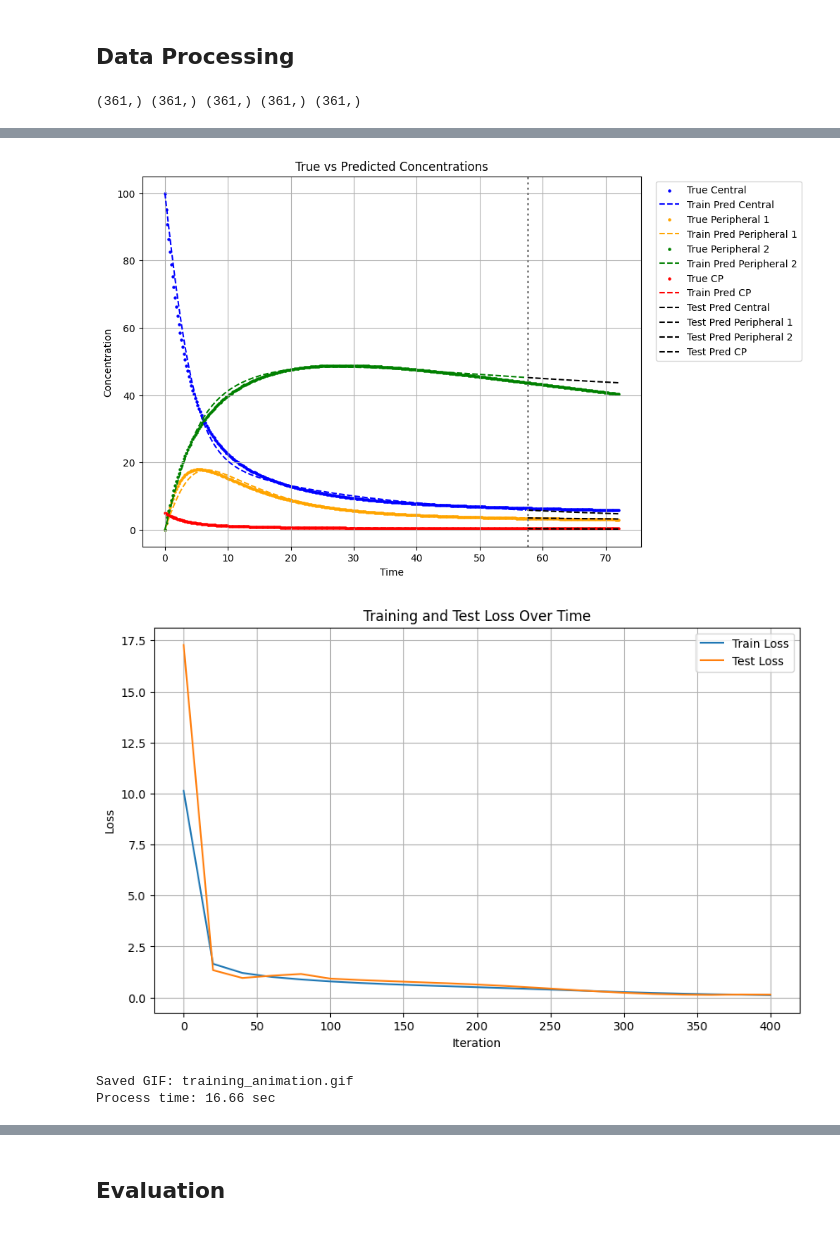
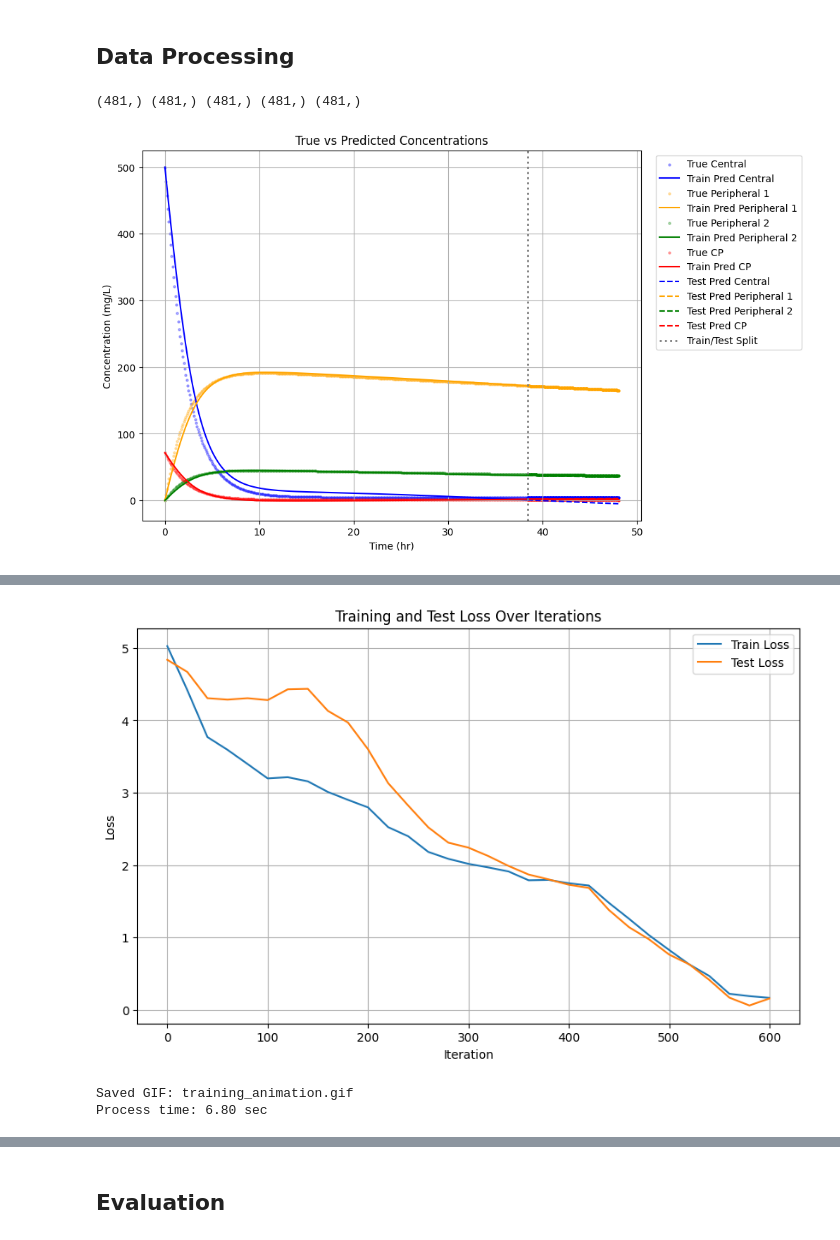
Before and after one commit to VNSwtHuo/MAT292_ODE_Project, a Jupyter notebook: models/NeuralODE/neural_ode.ipynb, the cells around one changed output, grey strips where cells are left out. Drawn from its saved outputs; the diff is of its cells as text; code cells hidden in the pictures.

```diff
--- a/models/NeuralODE/neural_ode.ipynb
+++ b/models/NeuralODE/neural_ode.ipynb
@@ -99,10 +112,8 @@ class ODEFunc(nn.Module):
 ## Data Processing
 # %%
 # Load simulation data
-#data = pd.read_csv('/Users/vanessahuo/Documents/GitHub/MAT292_ODE_Project/USETHIS_Simulation_output.csv')
-# data = pd.read_csv('/Users/vanessahuo/Documents/GitHub/MAT292_ODE_Project/mrgsolve_simulation_final.csv')
 data = pd.read_csv('/Users/vanessahuo/Documents/GitHub/MAT292_ODE_Project/FINAL_mrgsolve_simulation.csv')
-#data = pd.read_csv('/Users/vanessahuo/Documents/GitHub/MAT292_ODE_Project/mrgsolve_simulation_5u_k=14_k=16.csv')
+data = pd.read_csv('/Users/vanessahuo/Documents/GitHub/MAT292_ODE_Project/models/NeuralODE/72_mrgsolve_simulation.csv')
 
 # Convert data to numpy arrays
 t_np = data['time'].values.astype(np.float32)
@@ -114,7 +125,7 @@ C4_np = data['CP'].values.astype(np.float32)
 # Verify shapes of the arrays
 print(t_np.shape, C1_np.shape, C2_np.shape, C3_np.shape, C4_np.shape)
 # %% [output]
-(361,) (361,) (361,) (361,) (361,)
+(481,) (481,) (481,) (481,) (481,)
 # %%
 # # Convert numpy arrays to PyTorch tensors
 # t = torch.tensor(t_np, dtype=torch.float32)
@@ -281,18 +292,18 @@ def visualize(data_dict, pred_all):
 	return fig
 # %%
 def plot_loss(train_loss, test_loss=None, niters=400, log_every=20):
-    plt.figure(figsize=(10, 6))
+	plt.figure(figsize=(10, 6))
 
-    x_axis = np.arange(0, niters+1, log_every)
+	x_axis = np.arange(0, niters+1, log_every)
 
-    plt.plot(x_axis, train_loss, '-', markersize=3, label="Train Loss")
+	plt.plot(x_axis, train_loss, '-', markersize=3, label="Train Loss")
 
-    if test_loss is not None and len(test_loss) > 0:
-        plt.plot(x_axis, test_loss, label="Test Loss")
-    plt.xlabel("Iteration")
-    plt.ylabel("Loss")
-    plt.title("Training and Test Loss Over Time")
-    plt.legend()
-    plt.grid(True)
-    plt.show()
+	if test_loss is not None and len(test_loss) > 0:
+		plt.plot(x_axis, test_loss, label="Test Loss")
+	plt.xlabel("Iteration")
+	plt.ylabel("Loss")
+	plt.title("Training and Test Loss Over Iterations")
+	plt.legend()
+	plt.grid(True)
+	plt.show()
 # %%
@@ -381,18 +488,19 @@ def train_NODE(data_dict, solver, niters=400, lr=1e-3, batch_size=1, method='dop
 # %%
 '''
 Method options for torchdiffeq.odeint:
-    dopri5: Runge-Kutta of order 5 of Dormand-Prince-Shampine [default].
-    dopri8 Runge-Kutta of order 8 of Dormand-Prince-Shampine.
-    adaptive_heun: Runge-Kutta of order 2.
-    euler: Euler method.
-    midpoint: Midpoint method.
-    rk4: Fourth-order Runge-Kutta with 3/8 rule.
-    explicit_adams: Explicit Adams-Bashforth.
-    implicit_adams: Implicit Adams-Bashforth-Moulton.
+	dopri5: Runge-Kutta of order 5 of Dormand-Prince-Shampine [default].
+	dopri8 Runge-Kutta of order 8 of Dormand-Prince-Shampine.
+	adaptive_heun: Runge-Kutta of order 2.
+	euler: Euler method.
+	midpoint: Midpoint method.
+	rk4: Fourth-order Runge-Kutta with 3/8 rule.
+	explicit_adams: Explicit Adams-Bashforth.
+	implicit_adams: Implicit Adams-Bashforth-Moulton.
 '''
 # method = ['dopri5', 'dopri8', 'adaptive_heun', 'euler', 'midpoint', 'rk4', 'explicit_adams', 'implicit_adams']
 
 # Solve using Euler method
 data_dict = data_processing(t_np, C1_np, C2_np, C3_np, C4_np, ratio=0.8, split=True)
-pre_train_C, pred_test_C, func = train_NODE(data_dict, euler_solver, niters = 400, lr=5e-4, batch_size=1, method='dopri5', gif=True)
+pred_train_C, pred_test_C, func = train_NODE(data_dict, rk4_solver, niters = 600, lr=5e-4, batch_size=1, method='dopri5', gif=True)
 # %% [output]
+[figure, new version]
@@ -400,5 +508,4 @@ Iter 0400 | Total Loss 0.117192 | Test Loss: 0.141067
-[figure, old version]
-[figure, old version]
+[figure, new version]
 Saved GIF: training_animation.gif
-Process time: 16.66 sec
+Process time: 6.80 sec
 # %%
```
Also changed, not shown: parts of 29 cells of this notebook, 4 other files.
